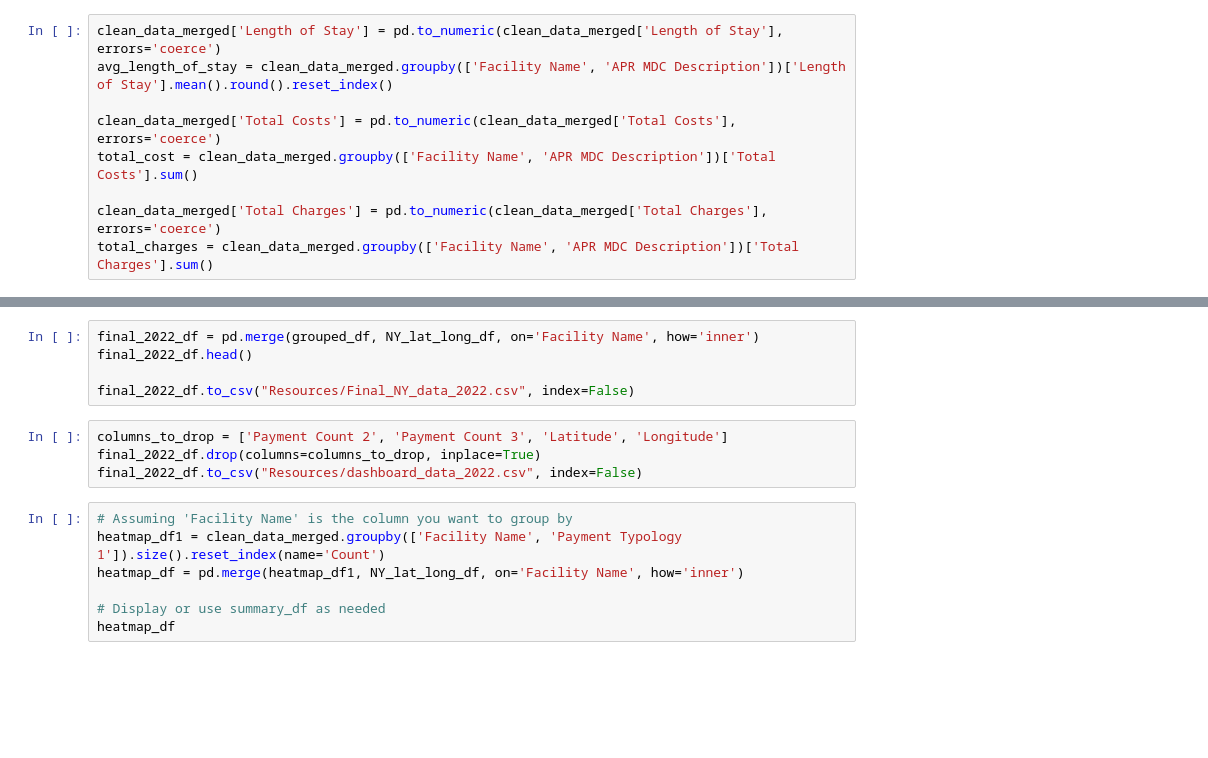
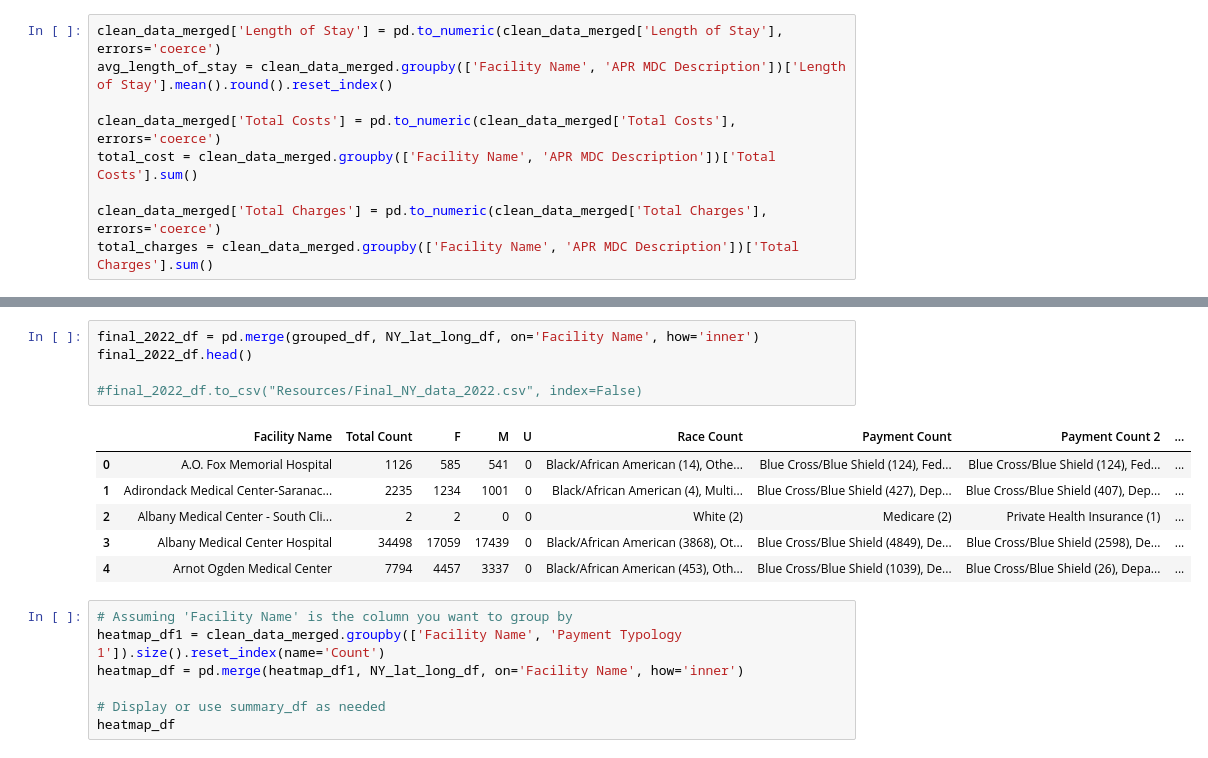
Before and after one commit to Omeesha28/NY-Healthcare-Data-Visualization, a Jupyter notebook: main.ipynb, the cells around one changed output, grey strips where cells are left out. Saved outputs shown, nothing was run; the diff lists cells and outputs as text; blank space fills up the shorter version.

Commit message:
updating the dashboard

```diff
--- a/main.ipynb
+++ b/main.ipynb
@@ -187,12 +202,15 @@ Final_BarChart.to_csv("Resources/Final_BarChart.csv", index=False)
 # %%
 final_2022_df = pd.merge(grouped_df, NY_lat_long_df, on='Facility Name', how='inner')
 final_2022_df.head()
 
-final_2022_df.to_csv("Resources/Final_NY_data_2022.csv", index=False)
+#final_2022_df.to_csv("Resources/Final_NY_data_2022.csv", index=False)
+# %% [output]
+|  | Facility Name | Total Count | F | M | U | Race Count | Payment Count | Payment Count 2 | ... |
+| 0 | A.O. Fox Memorial Hospital | 1126 | 585 | 541 | 0 | Black/African American (14), Othe... | Blue Cross/Blue Shield (124), Fed... | Blue Cross/Blue Shield (124), Fed... | ... |
+| 1 | Adirondack Medical Center-Saranac... | 2235 | 1234 | 1001 | 0 | Black/African American (4), Multi... | Blue Cross/Blue Shield (427), Dep... | Blue Cross/Blue Shield (407), Dep... | ... |
+| 2 | Albany Medical Center - South Cli... | 2 | 2 | 0 | 0 | White (2) | Medicare (2) | Private Health Insurance (1) | ... |
+| 3 | Albany Medical Center Hospital | 34498 | 17059 | 17439 | 0 | Black/African American (3868), Ot... | Blue Cross/Blue Shield (4849), De... | Blue Cross/Blue Shield (2598), De... | ... |
+| 4 | Arnot Ogden Medical Center | 7794 | 4457 | 3337 | 0 | Black/African American (453), Oth... | Blue Cross/Blue Shield (1039), De... | Blue Cross/Blue Shield (26), Depa... | ... |
-# %%
-columns_to_drop = ['Payment Count 2', 'Payment Count 3', 'Latitude', 'Longitude']
-final_2022_df.drop(columns=columns_to_drop, inplace=True)
-final_2022_df.to_csv("Resources/dashboard_data_2022.csv", index=False)
 # %%
 # Assuming 'Facility Name' is the column you want to group by
 heatmap_df1 = clean_data_merged.groupby(['Facility Name', 'Payment Typology 1']).size().reset_index(name='Count')
```
Also changed, not shown: parts of 8 cells of this notebook, 2 other files.
